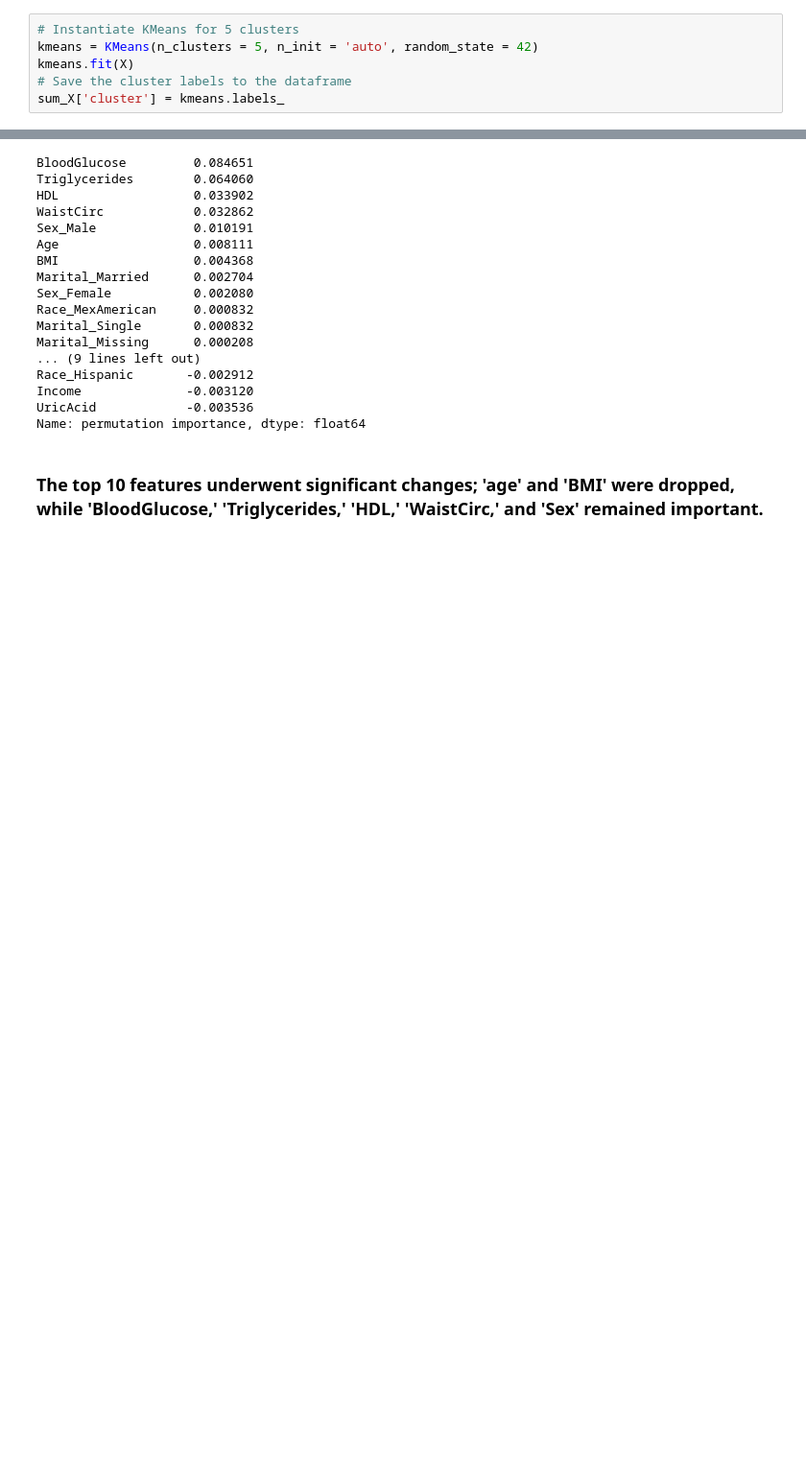
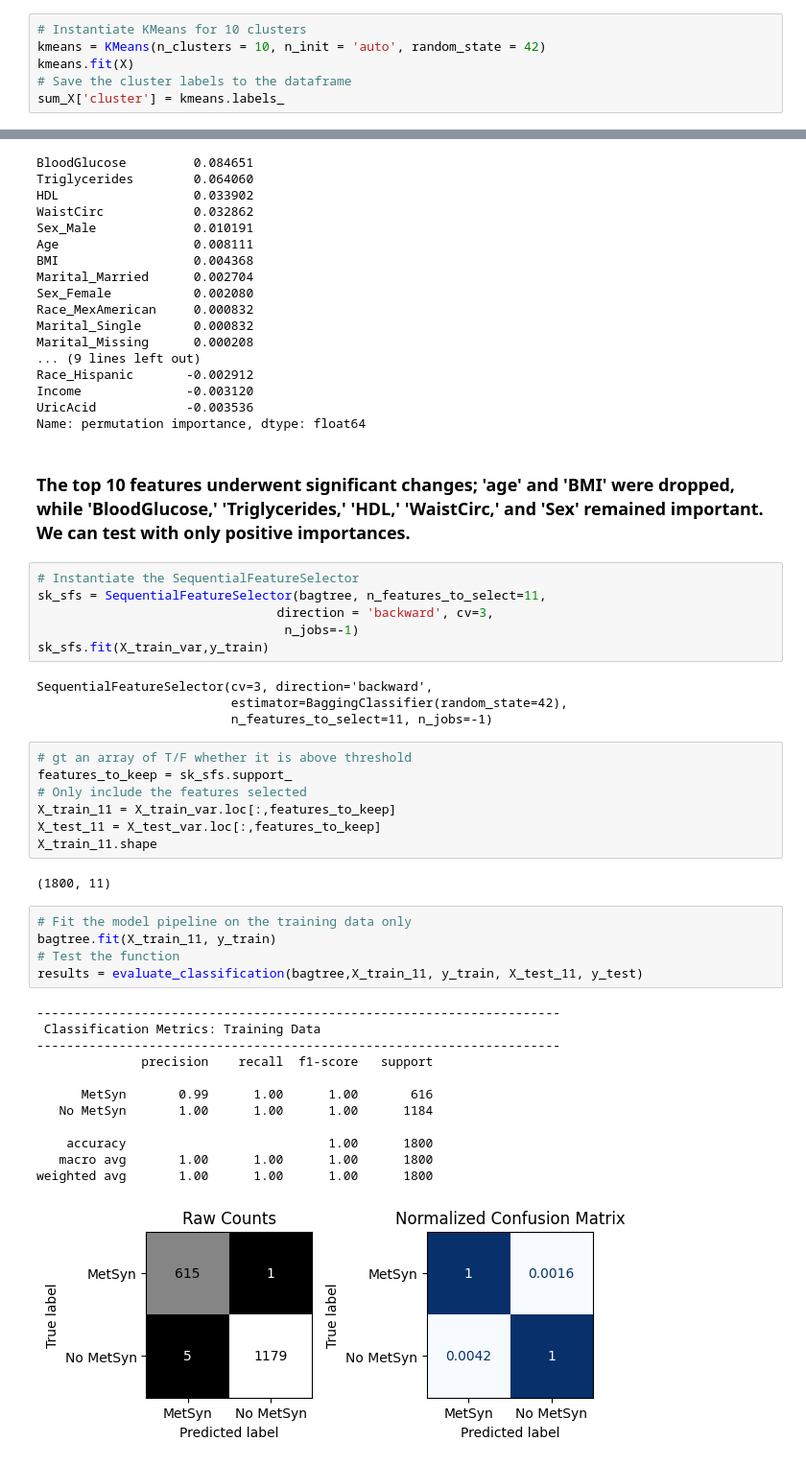
Before and after one commit to dimLMT/Metabolic-Syndrome-Forecast, a Jupyter notebook: part2.ipynb, the cells around one changed output, grey strips where cells are left out. Shown at 96% size. Saved outputs shown, nothing was run; the diff lists cells and outputs as text; blank space fills up the shorter version.

```diff
--- a/part2.ipynb
+++ b/part2.ipynb
@@ -295,8 +295,8 @@ plt.tight_layout();
 # %% [output]
 [figure]
 # %%
-# Instantiate KMeans for 5 clusters
-kmeans = KMeans(n_clusters = 5, n_init = 'auto', random_state = 42)
+# Instantiate KMeans for 10 clusters
+kmeans = KMeans(n_clusters = 10, n_init = 'auto', random_state = 42)
 kmeans.fit(X)
 # Save the cluster labels to the dataframe
 sum_X['cluster'] = kmeans.labels_
@@ -491,4 +491,41 @@ Income              -0.003120
 UricAcid            -0.003536
 Name: permutation importance, dtype: float64
 # %% [markdown]
-### The top 10 features underwent significant changes; 'age' and 'BMI' were dropped, while 'BloodGlucose,' 'Triglycerides,' 'HDL,' 'WaistCirc,' and 'Sex' remained important.
+### The top 10 features underwent significant changes; 'age' and 'BMI' were dropped, while 'BloodGlucose,' 'Triglycerides,' 'HDL,' 'WaistCirc,' and 'Sex' remained important. We can test with only positive importances.
+# %%
+# Instantiate the SequentialFeatureSelector
+sk_sfs = SequentialFeatureSelector(bagtree, n_features_to_select=11,
+                                direction = 'backward', cv=3,
+                                 n_jobs=-1)
+sk_sfs.fit(X_train_var,y_train)
+# %% [output]
+SequentialFeatureSelector(cv=3, direction='backward',
+                          estimator=BaggingClassifier(random_state=42),
+                          n_features_to_select=11, n_jobs=-1)
+# %%
+# gt an array of T/F whether it is above threshold
+features_to_keep = sk_sfs.support_
+# Only include the features selected
+X_train_11 = X_train_var.loc[:,features_to_keep]
+X_test_11 = X_test_var.loc[:,features_to_keep]
+X_train_11.shape
+# %% [output]
+(1800, 11)
+# %%
+# Fit the model pipeline on the training data only
+bagtree.fit(X_train_11, y_train)
+# Test the function
+results = evaluate_classification(bagtree,X_train_11, y_train, X_test_11, y_test)
+# %% [output]
+----------------------------------------------------------------------
+ Classification Metrics: Training Data
+----------------------------------------------------------------------
+              precision    recall  f1-score   support
+
+      MetSyn       0.99      1.00      1.00       616
+   No MetSyn       1.00      1.00      1.00      1184
+
+    accuracy                           1.00      1800
+   macro avg       1.00      1.00      1.00      1800
+weighted avg       1.00      1.00      1.00      1800
+[figure, added]
```
Also changed, not shown: parts of 3 cells of this notebook.
